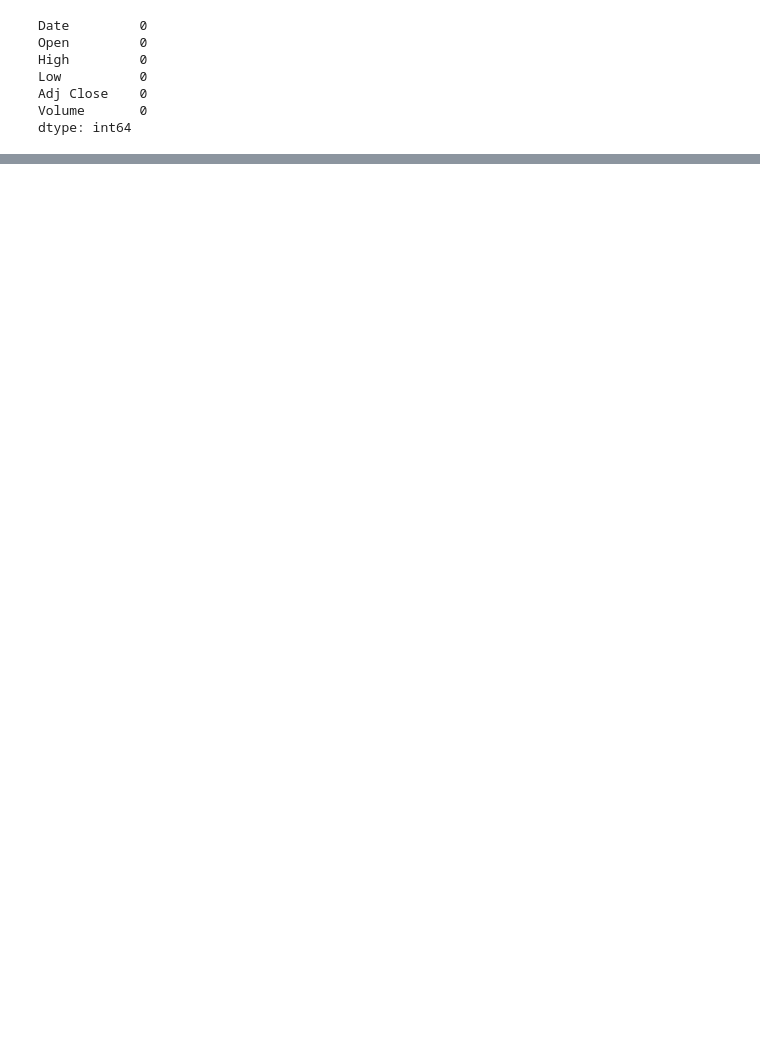
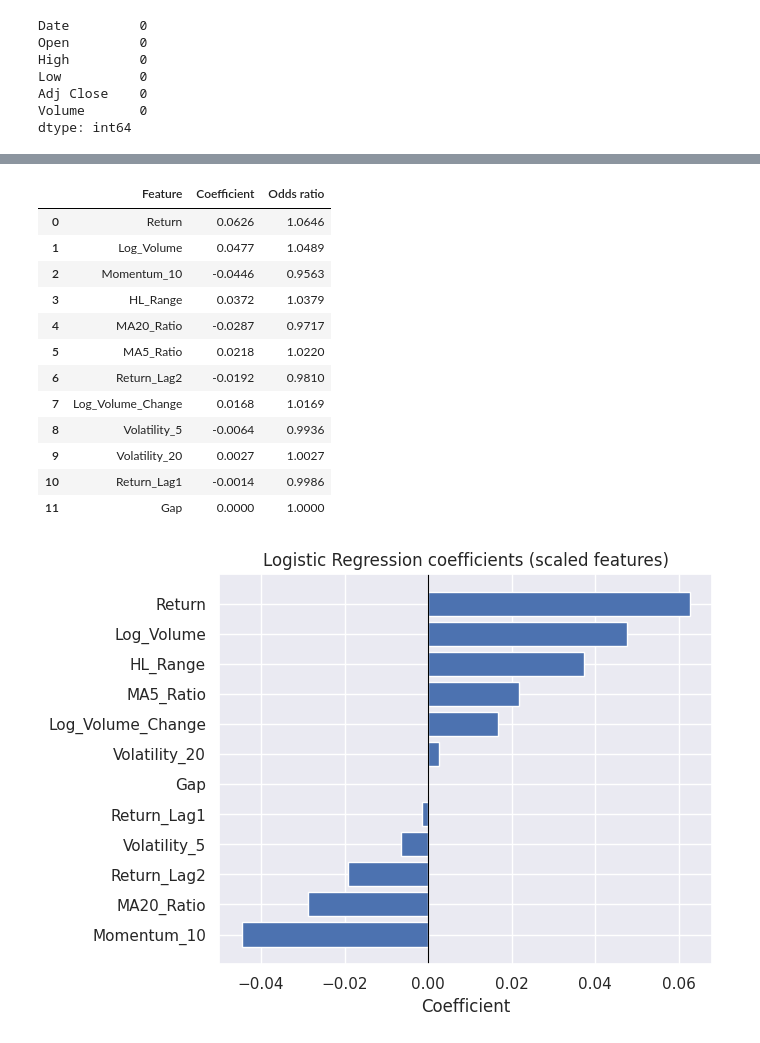
Before and after one commit to SLIIT-SE-Evenza/AIML-Project-NASDAQ-Stock-Price-Trend-Predictor, a Jupyter notebook: NASDAQ_CAT_Dataset.ipynb, the cells around one changed output, grey strips where cells are left out. Drawn from its saved outputs; the diff is of its cells as text; code cells hidden in the pictures; blank space fills up the shorter version.

```diff
--- a/NASDAQ_CAT_Dataset.ipynb
+++ b/NASDAQ_CAT_Dataset.ipynb
@@ -422,0 +852,32 @@ df_temp.head()
+# %%
+coefs = pd.DataFrame({
+    "Feature": FEATURES,
+    "Coefficient": final_model.coef_[0],
+    "Odds ratio": np.exp(final_model.coef_[0]),
+}).sort_values("Coefficient", key=abs, ascending=False).reset_index(drop=True)
+
+display(coefs.round(4))
+
+plt.figure(figsize=(7, 5))
+plot_df = coefs.sort_values("Coefficient")
+plt.barh(plot_df["Feature"], plot_df["Coefficient"])
+plt.axvline(0, color="black", linewidth=0.8)
+plt.title("Logistic Regression coefficients (scaled features)")
+plt.xlabel("Coefficient")
+plt.tight_layout()
+plt.show()
+# %% [output]
+|  | Feature | Coefficient | Odds ratio |
+| 0 | Return | 0.0626 | 1.0646 |
+| 1 | Log_Volume | 0.0477 | 1.0489 |
+| 2 | Momentum_10 | -0.0446 | 0.9563 |
+| 3 | HL_Range | 0.0372 | 1.0379 |
+| 4 | MA20_Ratio | -0.0287 | 0.9717 |
+| 5 | MA5_Ratio | 0.0218 | 1.0220 |
+| 6 | Return_Lag2 | -0.0192 | 0.9810 |
+| 7 | Log_Volume_Change | 0.0168 | 1.0169 |
+| 8 | Volatility_5 | -0.0064 | 0.9936 |
+| 9 | Volatility_20 | 0.0027 | 1.0027 |
+| 10 | Return_Lag1 | -0.0014 | 0.9986 |
+| 11 | Gap | 0.0000 | 1.0000 |
+[figure, added]
```
Also changed, not shown: parts of 93 cells of this notebook.
